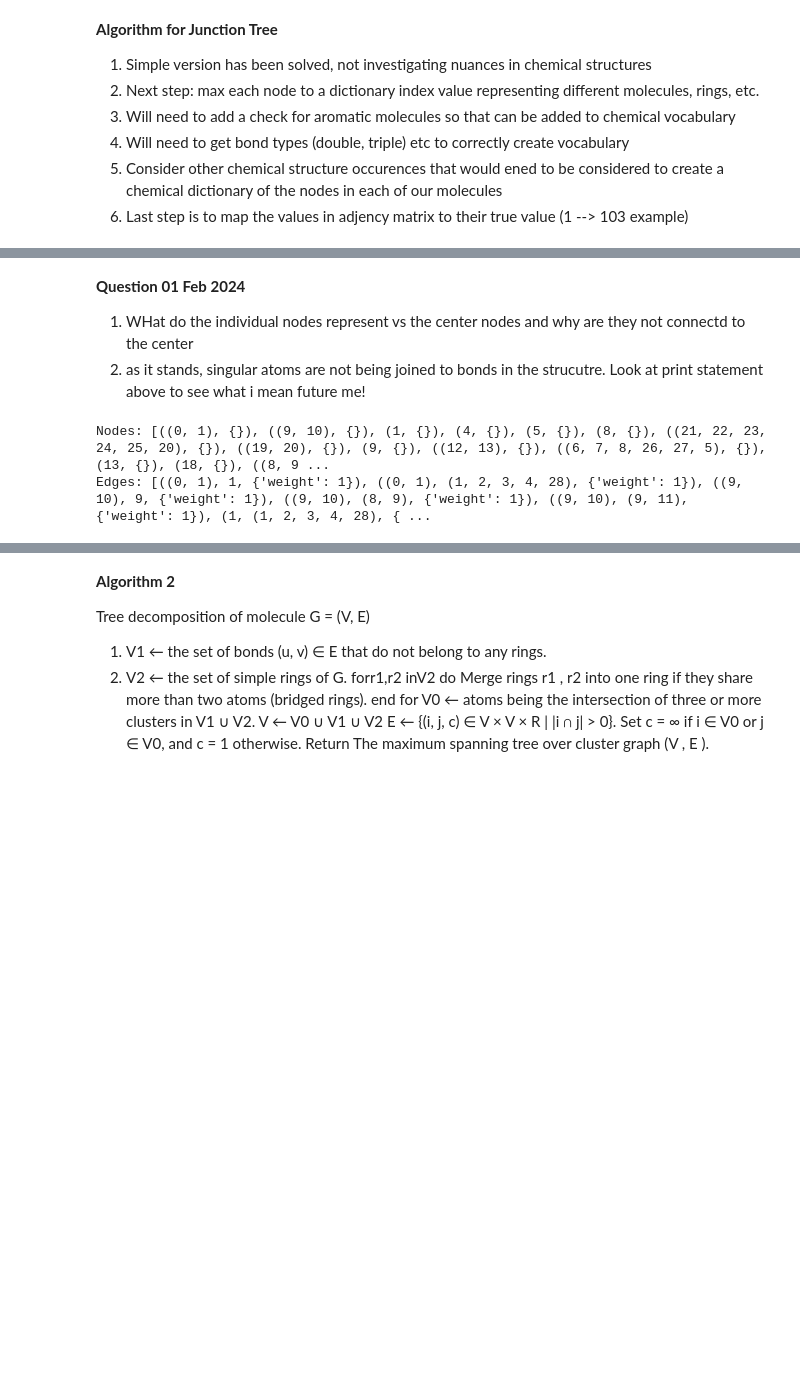
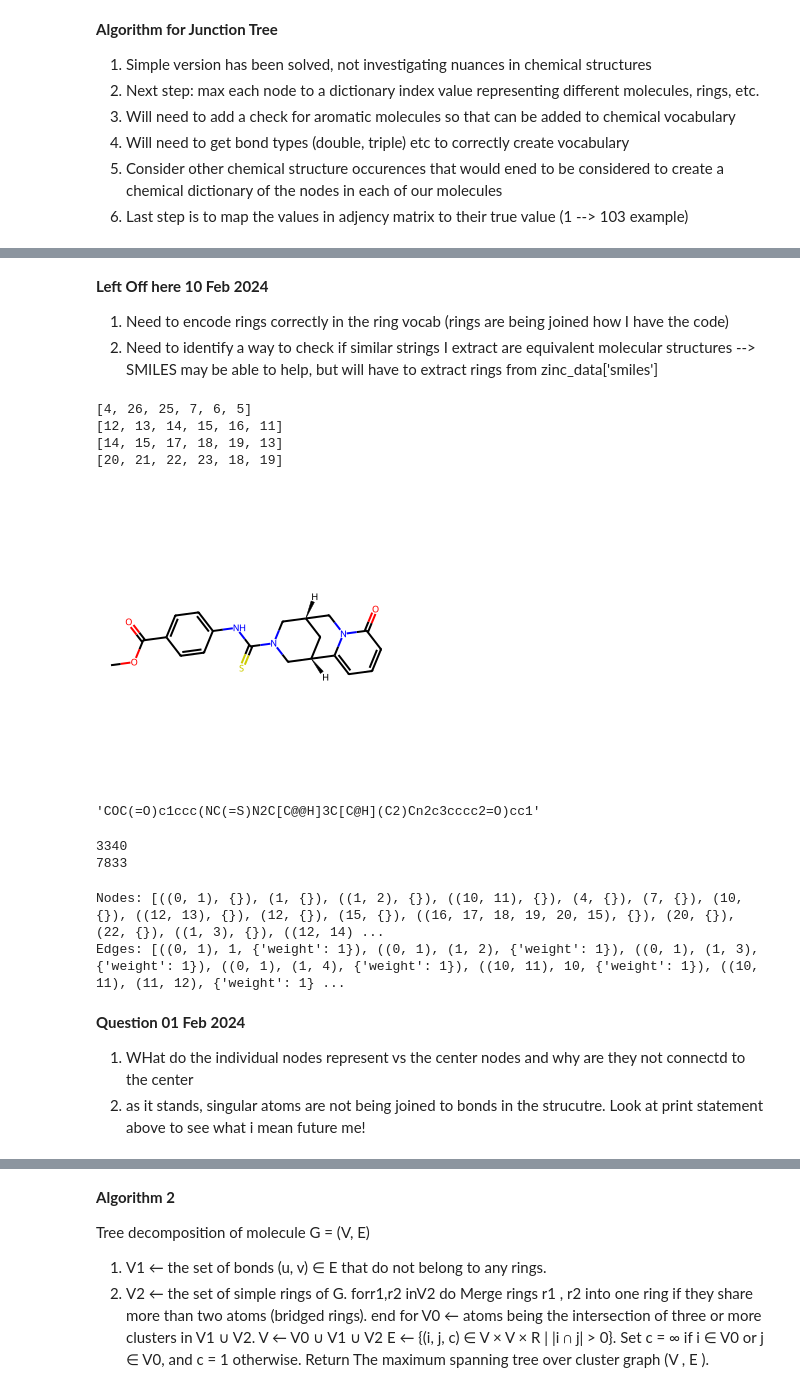
Before and after one commit to alexjimenez99/Junction-Tree-Chem, a Jupyter notebook: Junction Tree Variational Autoencoder.ipynb, the cells around one changed output, grey strips where cells are left out. Drawn from its saved outputs; the diff is of its cells as text; code cells hidden in the pictures; blank space fills up the shorter version.

```diff
--- a/Junction Tree Variational Autoencoder.ipynb
+++ b/Junction Tree Variational Autoencoder.ipynb
@@ -225,0 +481,24 @@ atom_dict
+# %% [markdown]
+**Left Off here 10 Feb 2024**
+1. Need to encode rings correctly in the ring vocab (rings are being joined how I have the code)
+2. Need to identify a way to check if similar strings I extract are equivalent molecular structures --> SMILES may be able to help, but will have to extract rings from zinc_data['smiles']
+# %%
+from rdkit.Chem import Draw
+
+# Convert the SMILES string to an RDKit molecule object
+molecule = Chem.MolFromSmiles(zinc_data['smiles'][3340])
+[print(list(atom)) for atom in Chem.GetSymmSSSR(molecule)]
+# Draw the moleculex
+
+
+Draw.MolToImage(molecule)
+# %% [output]
+[4, 26, 25, 7, 6, 5]
+[12, 13, 14, 15, 16, 11]
+[14, 15, 17, 18, 19, 13]
+[20, 21, 22, 23, 18, 19]
+[figure, added]
+# %%
+zinc_data['smiles'][3340]
+# %% [output]
+'COC(=O)c1ccc(NC(=S)N2C[C@@H]3C[C@H](C2)Cn2c3cccc2=O)cc1'
@@ -226 +507,17 @@ atom_dict
+# %%
+for index in token_dictionary:
+  try:
+    index_found = token_dictionary[index].index(267)
+    print(index)
+  except ValueError:
+    pass
+# %% [output]
+3340
+7833
+# %%
+print("Nodes:", junction_tree[0].nodes(data=True))
+print("Edges:", junction_tree[0].edges(data=True))
+# %% [output]
+Nodes: [((0, 1), {}), (1, {}), ((1, 2), {}), ((10, 11), {}), (4, {}), (7, {}), (10, {}), ((12, 13), {}), (12, {}), (15, {}), ((16, 17, 18, 19, 20, 15), {}), (20, {}), (22, {}), ((1, 3), {}), ((12, 14) ...
+Edges: [((0, 1), 1, {'weight': 1}), ((0, 1), (1, 2), {'weight': 1}), ((0, 1), (1, 3), {'weight': 1}), ((0, 1), (1, 4), {'weight': 1}), ((10, 11), 10, {'weight': 1}), ((10, 11), (11, 12), {'weight': 1} ...
 # %% [markdown]
@@ -227,10 +525,4 @@ atom_dict
 **Question 01 Feb 2024**
 1. WHat do the individual nodes represent vs the center nodes and why are they not connectd to the center
 2. as it stands, singular atoms are not being joined to bonds in the strucutre. Look at print statement above to see what i mean future me!
-# %%
-print("Nodes:", junction_tree.nodes(data=True))
-print("Edges:", junction_tree.edges(data=True))
-# %% [output]
-Nodes: [((0, 1), {}), ((9, 10), {}), (1, {}), (4, {}), (5, {}), (8, {}), ((21, 22, 23, 24, 25, 20), {}), ((19, 20), {}), (9, {}), ((12, 13), {}), ((6, 7, 8, 26, 27, 5), {}), (13, {}), (18, {}), ((8, 9 ...
-Edges: [((0, 1), 1, {'weight': 1}), ((0, 1), (1, 2, 3, 4, 28), {'weight': 1}), ((9, 10), 9, {'weight': 1}), ((9, 10), (8, 9), {'weight': 1}), ((9, 10), (9, 11), {'weight': 1}), (1, (1, 2, 3, 4, 28), { ...
 # %%
```
Also changed, not shown: parts of 12 cells of this notebook.
